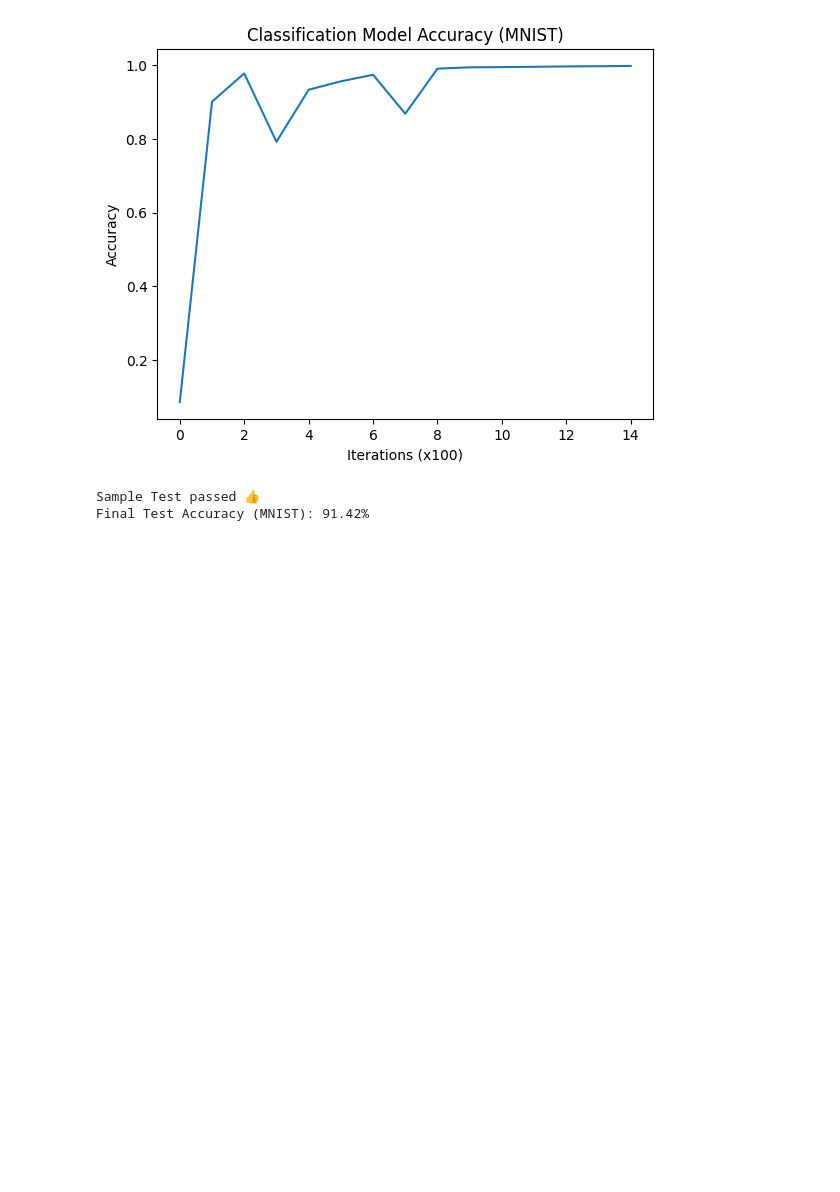
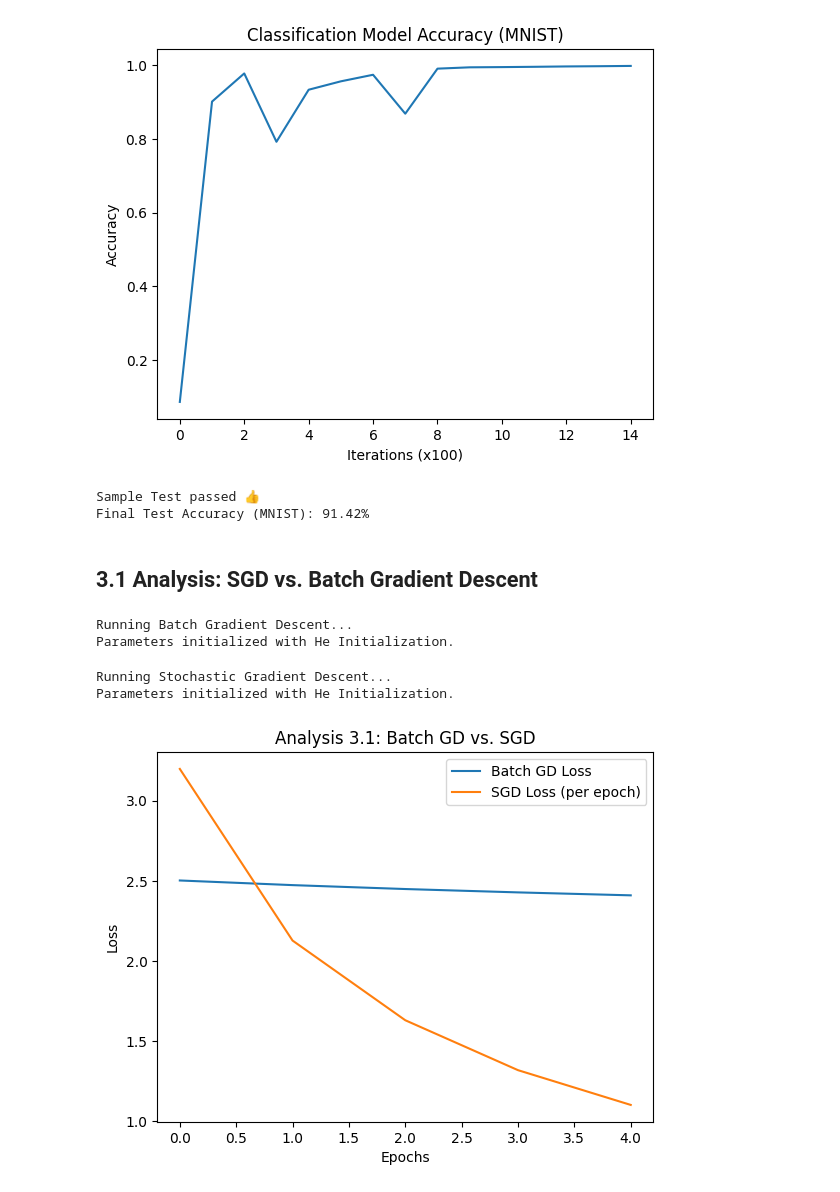
Before and after one commit to IlyaJahed2004/neural-networks-from-scratch, a Jupyter notebook: ANN_PROJECT.ipynb, the cells around one changed output. Saved outputs shown, nothing was run; the diff lists cells and outputs as text; code cells hidden in the pictures; blank space fills up the shorter version.

```diff
--- a/ANN_PROJECT.ipynb
+++ b/ANN_PROJECT.ipynb
@@ -743,3 +743,5 @@ print(f"Final Test Accuracy (MNIST): {test_acc * 100:.2f}%")
 # %% [output]
 Sample Test passed 👍
 Final Test Accuracy (MNIST): 91.42%
+# %% [markdown]
+## 3.1 Analysis: SGD vs. Batch Gradient Descent
@@ -745,0 +799,32 @@ Final Test Accuracy (MNIST): 91.42%
+# %%
+# --- Run Batch GD ---
+print("Running Batch Gradient Descent...")
+np.random.seed(seed)
+H1, H2, H3, H4 = 64, 128, 64, 16
+
+init_params_batch = Initialization(I_clf, H1, H2, H3, O_clf)
+
+losses_batch, accuracies_batch, parameters_final_batch = training_clf(X_sample_train, y_sample_train, init_params_batch, eta=0.01, num_iters=5, lmbda=0.01)
+
+# --- Run SGD ---
+print("Running Stochastic Gradient Descent...")
+np.random.seed(seed)
+
+init_params_sgd = Initialization(I_clf, H1, H2, H3, O_clf)
+
+losses_sgd, parameters_final_sgd = training_clf_sgd(X_sample_train, y_sample_train, init_params_sgd, eta=0.01, num_epochs=5, lmbda=0.01)
+
+# --- Plot Results ---
+plt.plot(losses_batch, label='Batch GD Loss')
+plt.plot(losses_sgd, label='SGD Loss (per epoch)')
+plt.xlabel('Epochs')
+plt.ylabel('Loss')
+plt.legend()
+plt.title('Analysis 3.1: Batch GD vs. SGD')
+plt.show()
+# %% [output]
+Running Batch Gradient Descent...
+Parameters initialized with He Initialization.
+Running Stochastic Gradient Descent...
+Parameters initialized with He Initialization.
+[figure, added]
```
Also changed, not shown: parts of 1 cell of this notebook, 1 other file.
